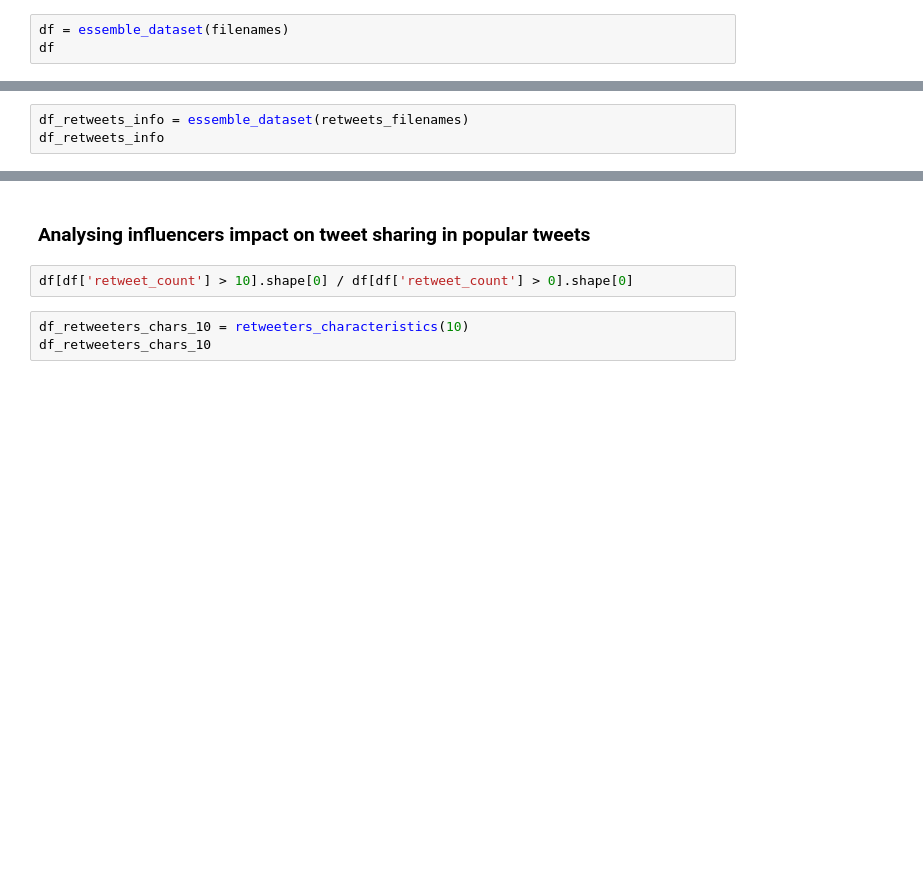
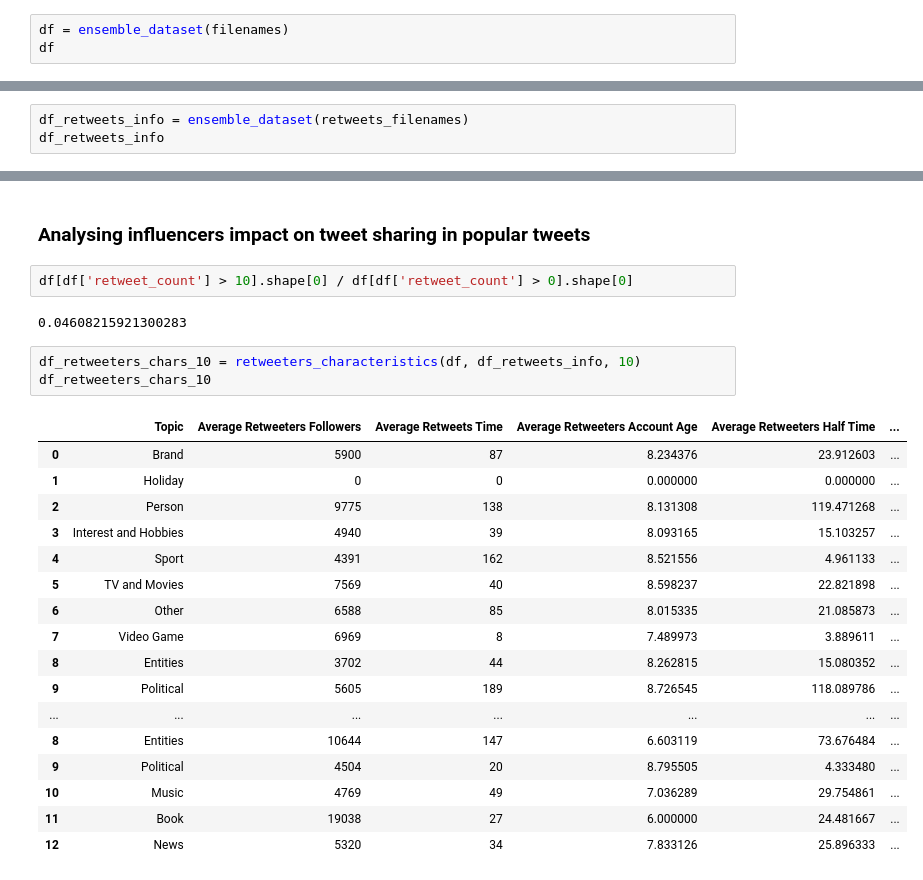
Before and after one commit to MiguelDordio/InformationFlow, a Jupyter notebook: Twitter/analysis_v2/retweets_analysis.ipynb, the cells around one changed output, grey strips where cells are left out. Saved outputs shown, nothing was run; the diff lists cells and outputs as text; blank space fills up the shorter version.

```diff
--- a/Twitter/analysis_v2/retweets_analysis.ipynb
+++ b/Twitter/analysis_v2/retweets_analysis.ipynb
@@ -12,7 +13,7 @@ filenames = [DATASETS_PATH + "/" + filename for filename in processed_filenames]
 processed_retweets_filenames = next(walk(DATASETS_RETWEETS_PATH), (None, None, []))[2]
 retweets_filenames = [DATASETS_RETWEETS_PATH + "/" + filename for filename in processed_retweets_filenames]
 # %%
-df = essemble_dataset(filenames)
+df = ensemble_dataset(filenames)
 df
 # %% [output]
 |  | index | tweet_id | text | timestamp | user_id | like_count | retweet_count | quote_count | reply_count | ... |
@@ -36,7 +37,7 @@ df['year'].value_counts()
 2020    531227
 Name: year, dtype: int64
 # %%
-df_retweets_info = essemble_dataset(retweets_filenames)
+df_retweets_info = ensemble_dataset(retweets_filenames)
 df_retweets_info
 # %% [output]
 |  | index | tweet_id | text | timestamp | user_id | like_count | retweet_count | quote_count | reply_count | ... |
@@ -108,8 +133,28 @@ retweeters_info_chart(df_retweeters_chars, topics_categories, "Topic", "Average
 ### Analysing influencers impact on tweet sharing in popular tweets
 # %%
 df[df['retweet_count'] > 10].shape[0] / df[df['retweet_count'] > 0].shape[0]
+# %% [output]
+0.04608215921300283
 # %%
-df_retweeters_chars_10 = retweeters_characteristics(10)
+df_retweeters_chars_10 = retweeters_characteristics(df, df_retweets_info, 10)
 df_retweeters_chars_10
+# %% [output]
+|  | Topic | Average Retweeters Followers | Average Retweets Time | Average Retweeters Account Age | Average Retweeters Half Time | ... |
+| 0 | Brand | 5900 | 87 | 8.234376 | 23.912603 | ... |
+| 1 | Holiday | 0 | 0 | 0.000000 | 0.000000 | ... |
+| 2 | Person | 9775 | 138 | 8.131308 | 119.471268 | ... |
+| 3 | Interest and Hobbies | 4940 | 39 | 8.093165 | 15.103257 | ... |
+| 4 | Sport | 4391 | 162 | 8.521556 | 4.961133 | ... |
+| 5 | TV and Movies | 7569 | 40 | 8.598237 | 22.821898 | ... |
+| 6 | Other | 6588 | 85 | 8.015335 | 21.085873 | ... |
+| 7 | Video Game | 6969 | 8 | 7.489973 | 3.889611 | ... |
+| 8 | Entities | 3702 | 44 | 8.262815 | 15.080352 | ... |
+| 9 | Political | 5605 | 189 | 8.726545 | 118.089786 | ... |
+| ... | ... | ... | ... | ... | ... | ... |
+| 8 | Entities | 10644 | 147 | 6.603119 | 73.676484 | ... |
+| 9 | Political | 4504 | 20 | 8.795505 | 4.333480 | ... |
+| 10 | Music | 4769 | 49 | 7.036289 | 29.754861 | ... |
+| 11 | Book | 19038 | 27 | 6.000000 | 24.481667 | ... |
+| 12 | News | 5320 | 34 | 7.833126 | 25.896333 | ... |
 # %%
 analysis_chart(df_retweeters_chars_10, "Topic", 'Average Retweeters Half Time', 'Average Retweeters Total Time', "Topics", 'Average nº of hours to get 50% retweets', 'Average nº of hours to get all retweets', "Average number of hours to get the retweets split by median", offline_charts)
```
Also changed, not shown: parts of 9 cells of this notebook, 3 other files.
